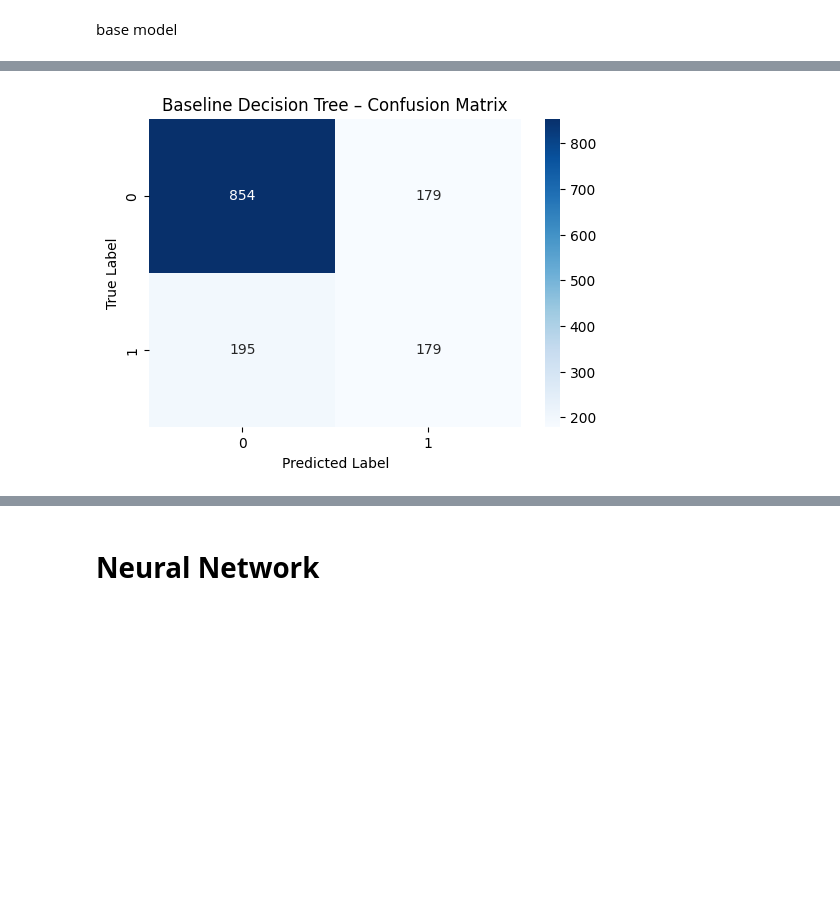
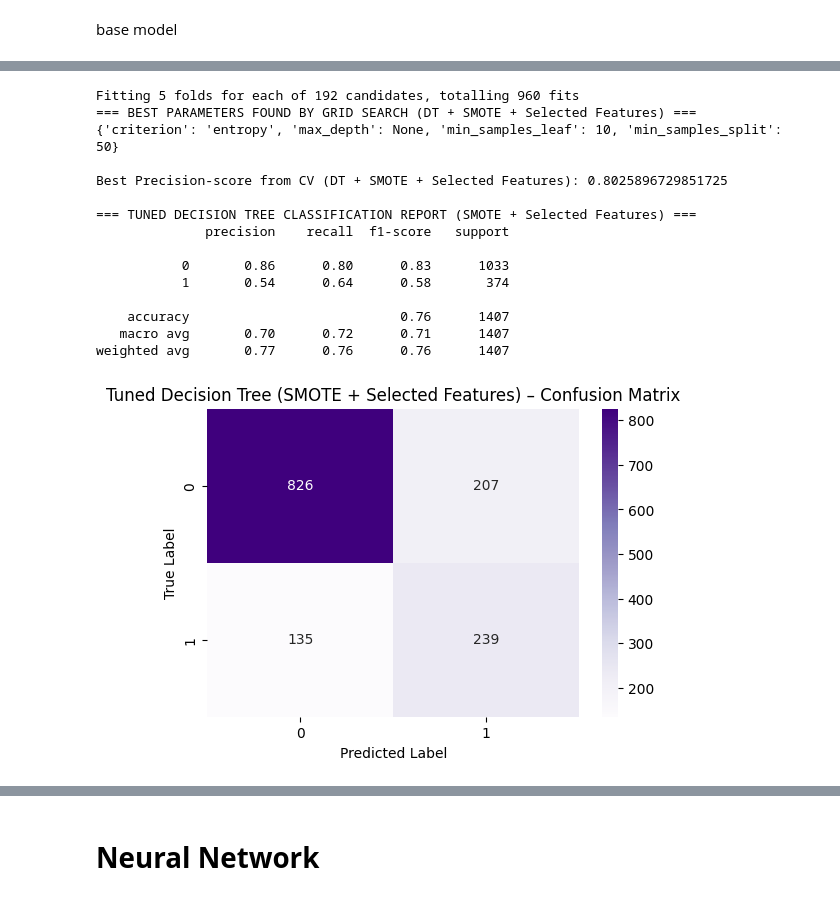
Before and after one commit to Daham-abeyratne/Customer_Churn_Prediction, a Jupyter notebook: costomer_churn_prediciton.ipynb, the cells around one changed output, grey strips where cells are left out. Saved outputs shown, nothing was run; the diff lists cells and outputs as text; code cells hidden in the pictures; blank space fills up the shorter version.

```diff
--- a/costomer_churn_prediciton.ipynb
+++ b/costomer_churn_prediciton.ipynb
@@ -460,16 +476,67 @@ weighted avg       0.73      0.73      0.73      1407
-# %%
-plt.figure(figsize=(6,4))
-sns.heatmap(
-    confusion_matrix(y_test, y_pred_baseline),
-    annot=True,
-    fmt="d",
-    cmap="Blues"
-)
-plt.title("Baseline Decision Tree – Confusion Matrix")
-plt.xlabel("Predicted Label")
-plt.ylabel("True Label")
-plt.show()
-# %% [output]
-[figure, removed]
+# %%
+param_grid = {
+    'criterion': ['gini', 'entropy'],
+    'max_depth': [None, 5, 10, 15, 20, 30],
+    'min_samples_split': [2, 10, 20, 50],
+    'min_samples_leaf': [1, 2, 5, 10]
+}
+
+dt_model_smote_selected = DecisionTreeClassifier(
+    random_state=42,
+    class_weight='balanced'
+)
+
+dt_model_smote_selected.fit(X_train_resampled, y_train_resampled)
+
+grid_search_smote_selected = GridSearchCV(
+    estimator=dt_model_smote_selected,
+    param_grid=param_grid,
+    scoring='precision',  # Focus on precision for churn
+    cv=5,
+    n_jobs=-1,
+    verbose=1
+)
+
+grid_search_smote_selected.fit(X_train_selected, y_train_resampled)
+
+print("=== BEST PARAMETERS FOUND BY GRID SEARCH (DT + SMOTE + Selected Features) ===")
+print(grid_search_smote_selected.best_params_)
+
+print("\nBest Precision-score from CV (DT + SMOTE + Selected Features):", grid_search_smote_selected.best_score_)
+
+best_dt_selected = grid_search_smote_selected.best_estimator_
+y_pred_dt_selected = best_dt_selected.predict(X_test_selected)
+
+print("\n=== TUNED DECISION TREE CLASSIFICATION REPORT (SMOTE + Selected Features) ===")
+print(classification_report(y_test, y_pred_dt_selected))
+
+plt.figure(figsize=(6,4))
+sns.heatmap(
+    confusion_matrix(y_test, y_pred_dt_selected),
+    annot=True,
+    fmt="d",
+    cmap="Purples"
+)
+plt.title("Tuned Decision Tree (SMOTE + Selected Features) – Confusion Matrix")
+plt.xlabel("Predicted Label")
+plt.ylabel("True Label")
+plt.show()
+# %% [output]
+Fitting 5 folds for each of 192 candidates, totalling 960 fits
+=== BEST PARAMETERS FOUND BY GRID SEARCH (DT + SMOTE + Selected Features) ===
+{'criterion': 'entropy', 'max_depth': None, 'min_samples_leaf': 10, 'min_samples_split': 50}
+
+Best Precision-score from CV (DT + SMOTE + Selected Features): 0.8025896729851725
+
+=== TUNED DECISION TREE CLASSIFICATION REPORT (SMOTE + Selected Features) ===
+              precision    recall  f1-score   support
+
+           0       0.86      0.80      0.83      1033
+           1       0.54      0.64      0.58       374
+
+    accuracy                           0.76      1407
+   macro avg       0.70      0.72      0.71      1407
+weighted avg       0.77      0.76      0.76      1407
+[figure, added]
 # %%
 # Extract feature importances
```
Also changed, not shown: parts of 19 cells of this notebook.
